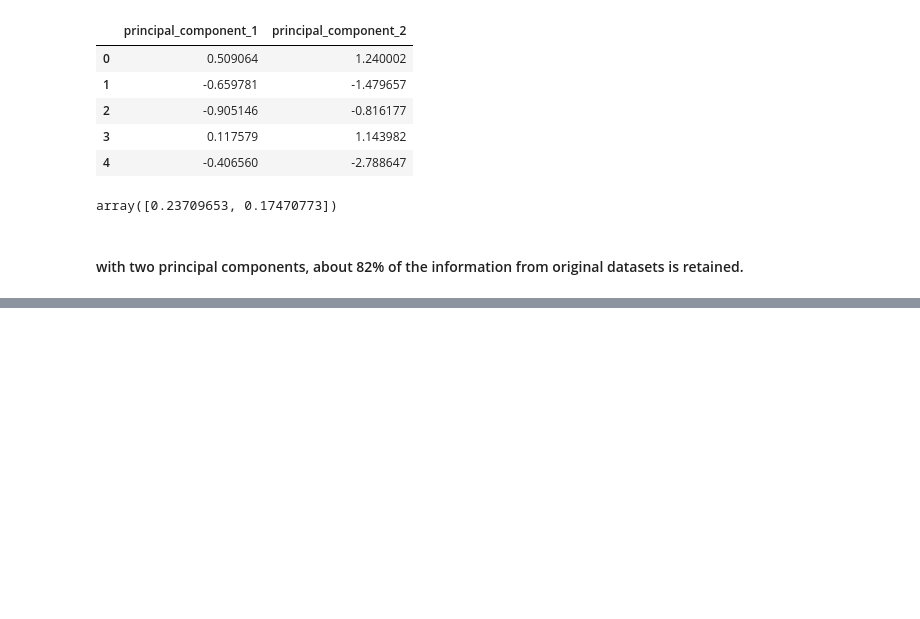
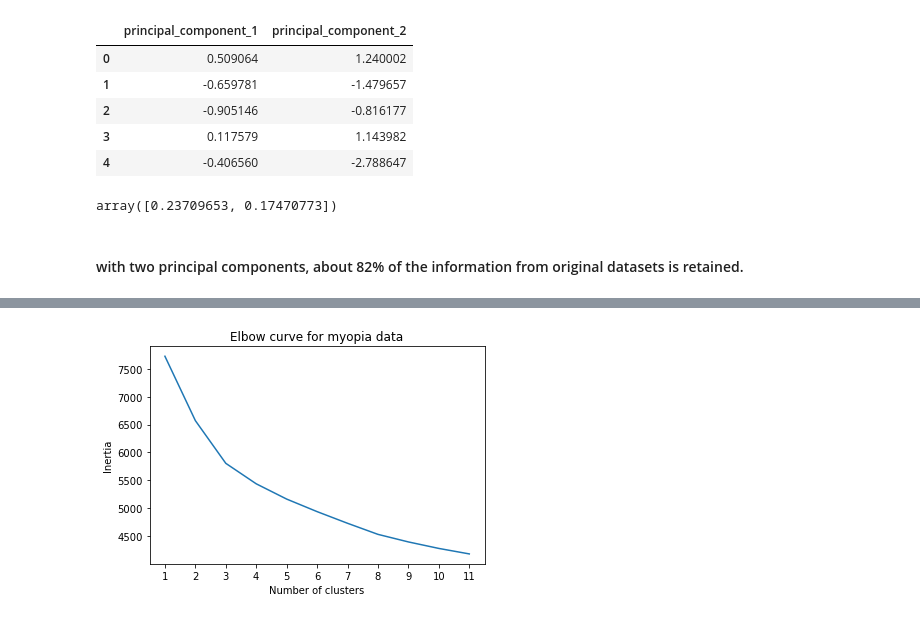
Before and after one commit to bhubh/unsupervised_learning_challenge, a Jupyter notebook: myopia_nb.ipynb, the cells around one changed output, grey strips where cells are left out. Saved outputs shown, nothing was run; the diff lists cells and outputs as text; code cells hidden in the pictures; blank space fills up the shorter version.

```diff
--- a/myopia_nb.ipynb
+++ b/myopia_nb.ipynb
@@ -115,0 +175,16 @@ array([0.23709653, 0.17470773])
+# %%
+# using elbow curve to identify best numbers of clusters
+inertia = []
+k = list(range(1,12))
+
+#Calculating hte inertia for the range of k values
+for i in k:
+    km = KMeans(n_clusters=i, random_state = 0)
+    km.fit(myopia_dfT)
+    inertia.append(km.inertia_)
+
+
+#creating the elbow plot
+elbow_data = {"k":k, "inertia":inertia}
+myopia_elbow = pd.DataFrame(elbow_data)
+myopia_elbow.head()
@@ -115,0 +198,10 @@ array([0.23709653, 0.17470773])
+# %%
+#plot the elbow curve to find best candidate for k
+plt.plot(myopia_elbow["k"], myopia_elbow["inertia"] )
+plt.xticks(range(1,12))
+plt.xlabel('Number of clusters')
+plt.ylabel('Inertia')
+plt.title('Elbow curve for myopia data')
+plt.show()
+# %% [output]
+[figure, added]
```
Also changed, not shown: parts of 17 cells of this notebook.
